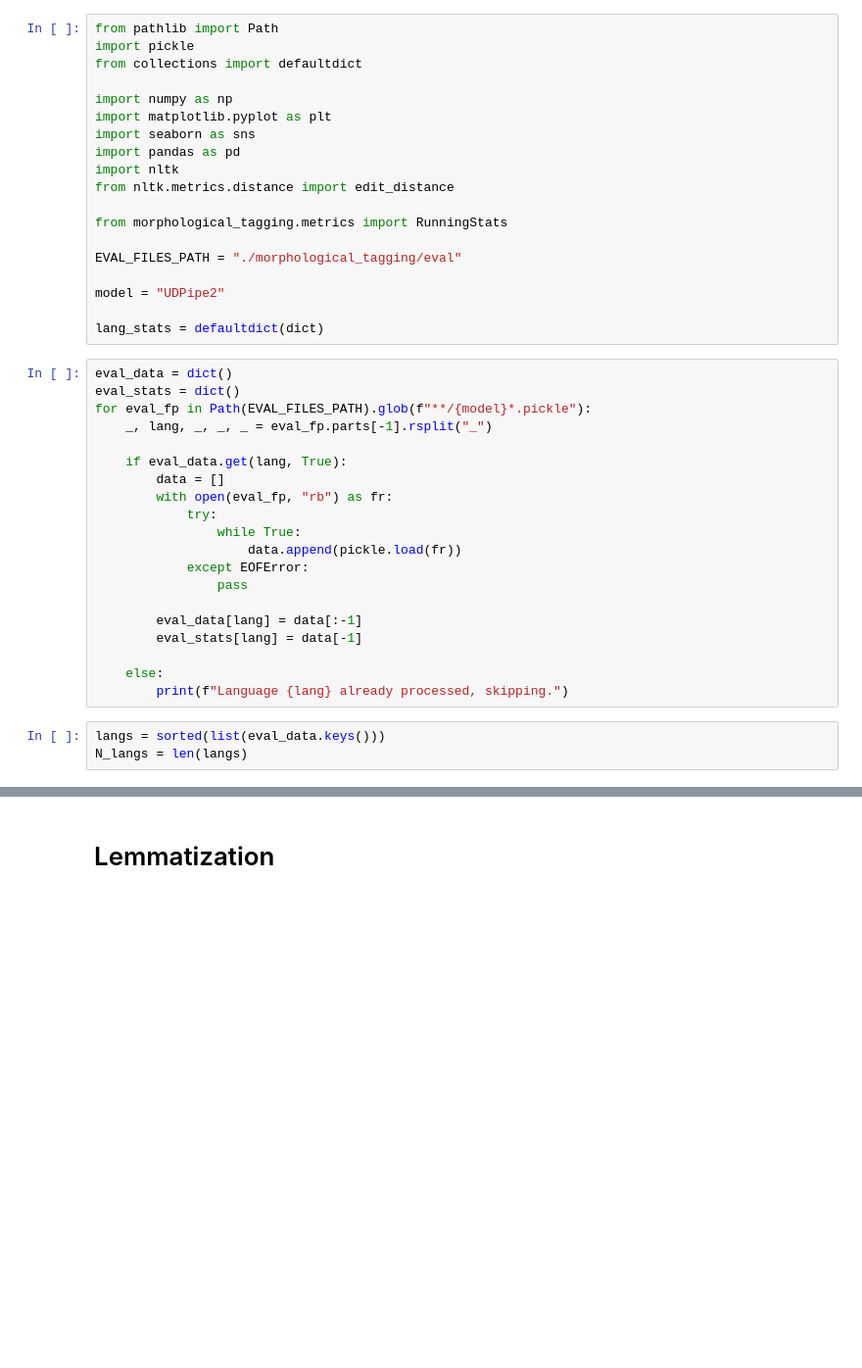
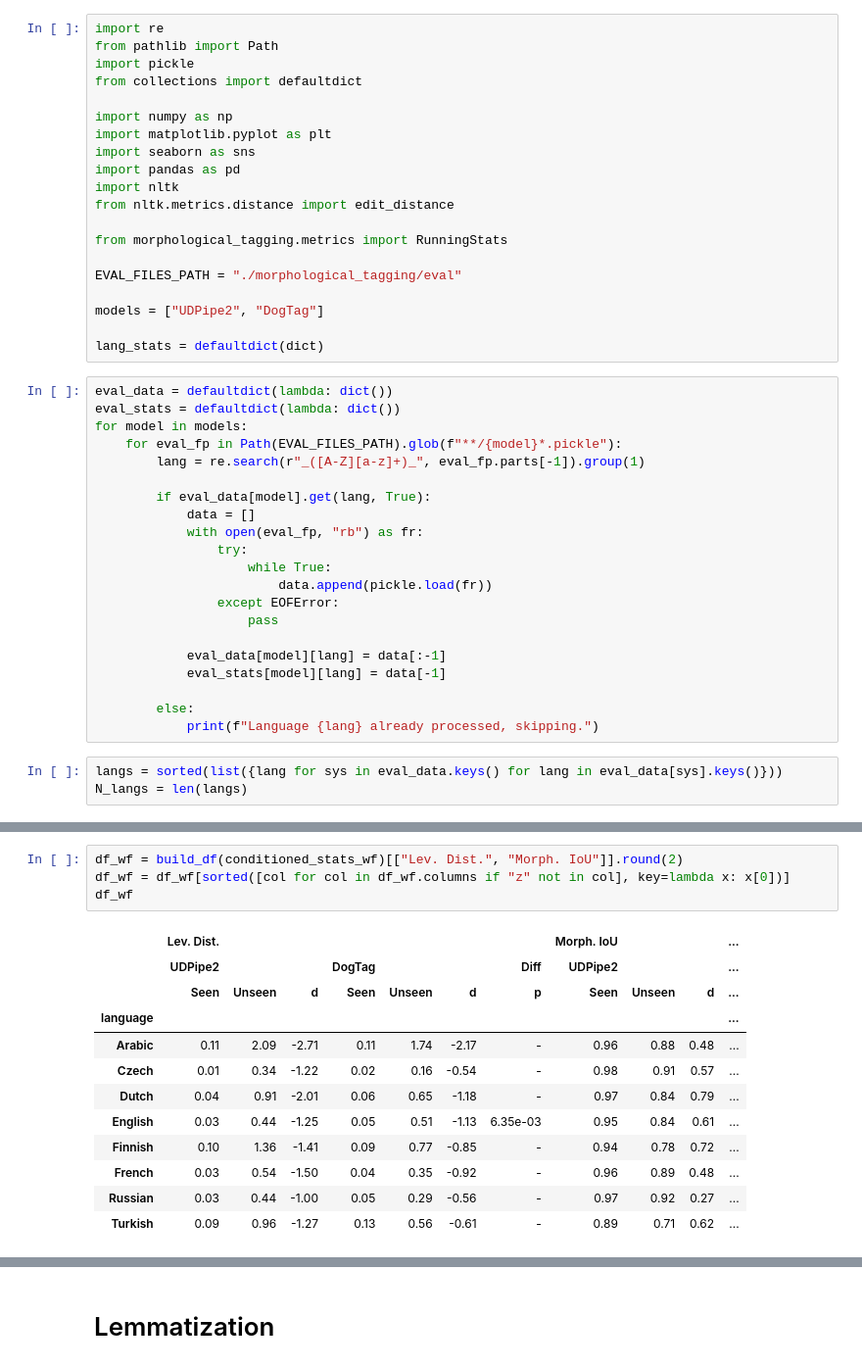
Before and after one commit to ioverho/msc_thesis, a Jupyter notebook: evaluation.ipynb, the cells around one changed output, grey strips where cells are left out. Shown: that part at 98% size. Drawn from its saved outputs; the diff is of its cells as text; blank space fills up the shorter version.

```diff
--- a/evaluation.ipynb
+++ b/evaluation.ipynb
@@ -1,4 +1,5 @@
 # %%
+import re
 from pathlib import Path
 import pickle
 from collections import defaultdict
@@ -14,29 +15,30 @@ from morphological_tagging.metrics import RunningStats
 
 EVAL_FILES_PATH = "./morphological_tagging/eval"
 
-model = "UDPipe2"
+models = ["UDPipe2", "DogTag"]
 
 lang_stats = defaultdict(dict)
 # %%
-eval_data = dict()
-eval_stats = dict()
-for eval_fp in Path(EVAL_FILES_PATH).glob(f"**/{model}*.pickle"):
-    _, lang, _, _, _ = eval_fp.parts[-1].rsplit("_")
+eval_data = defaultdict(lambda: dict())
+eval_stats = defaultdict(lambda: dict())
+for model in models:
+    for eval_fp in Path(EVAL_FILES_PATH).glob(f"**/{model}*.pickle"):
+        lang = re.search(r"_([A-Z][a-z]+)_", eval_fp.parts[-1]).group(1)
 
-    if eval_data.get(lang, True):
-        data = []
-        with open(eval_fp, "rb") as fr:
-            try:
-                while True:
-                    data.append(pickle.load(fr))
-            except EOFError:
-                pass
+        if eval_data[model].get(lang, True):
+            data = []
+            with open(eval_fp, "rb") as fr:
+                try:
+                    while True:
+                        data.append(pickle.load(fr))
+                except EOFError:
+                    pass
 
-        eval_data[lang] = data[:-1]
-        eval_stats[lang] = data[-1]
+            eval_data[model][lang] = data[:-1]
+            eval_stats[model][lang] = data[-1]
 
-    else:
-        print(f"Language {lang} already processed, skipping.")
+        else:
+            print(f"Language {lang} already processed, skipping.")
 # %%
-langs = sorted(list(eval_data.keys()))
+langs = sorted(list({lang for sys in eval_data.keys() for lang in eval_data[sys].keys()}))
 N_langs = len(langs)
@@ -53,0 +264,17 @@ langs
+# %%
+df_wf = build_df(conditioned_stats_wf)[["Lev. Dist.", "Morph. IoU"]].round(2)
+df_wf = df_wf[sorted([col for col in df_wf.columns if "z" not in col], key=lambda x: x[0])]
+df_wf
+# %% [output]
+|  | Lev. Dist. |  |  |  |  |  |  | Morph. IoU |  |  | ... |
+|  | UDPipe2 |  |  | DogTag |  |  | Diff | UDPipe2 |  |  | ... |
+|  | Seen | Unseen | d | Seen | Unseen | d | p | Seen | Unseen | d | ... |
+| language |  |  |  |  |  |  |  |  |  |  | ... |
+| Arabic | 0.11 | 2.09 | -2.71 | 0.11 | 1.74 | -2.17 | - | 0.96 | 0.88 | 0.48 | ... |
+| Czech | 0.01 | 0.34 | -1.22 | 0.02 | 0.16 | -0.54 | - | 0.98 | 0.91 | 0.57 | ... |
+| Dutch | 0.04 | 0.91 | -2.01 | 0.06 | 0.65 | -1.18 | - | 0.97 | 0.84 | 0.79 | ... |
+| English | 0.03 | 0.44 | -1.25 | 0.05 | 0.51 | -1.13 | 6.35e-03 | 0.95 | 0.84 | 0.61 | ... |
+| Finnish | 0.10 | 1.36 | -1.41 | 0.09 | 0.77 | -0.85 | - | 0.94 | 0.78 | 0.72 | ... |
+| French | 0.03 | 0.54 | -1.50 | 0.04 | 0.35 | -0.92 | - | 0.96 | 0.89 | 0.48 | ... |
+| Russian | 0.03 | 0.44 | -1.00 | 0.05 | 0.29 | -0.56 | - | 0.97 | 0.92 | 0.27 | ... |
+| Turkish | 0.09 | 0.96 | -1.27 | 0.13 | 0.56 | -0.61 | - | 0.89 | 0.71 | 0.62 | ... |
```
Also changed, not shown: parts of 6 cells of this notebook, 12 other files.
